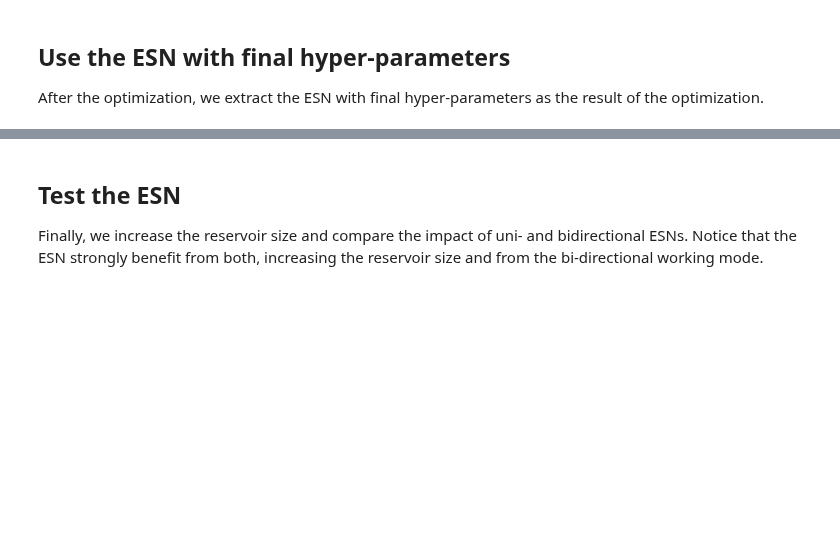
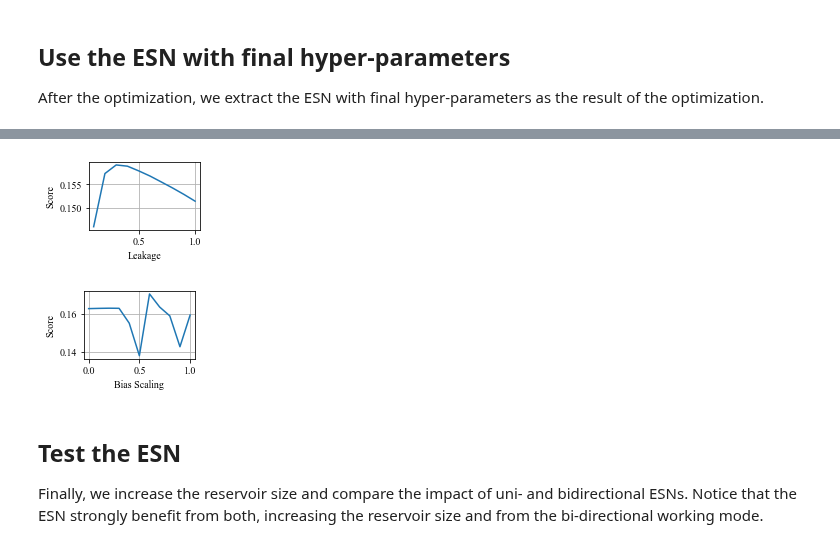
Before and after one commit to PlasmaControl/PyRCN, a Jupyter notebook: examples/multipitch_tracking.ipynb, the cells around one changed output, grey strips where cells are left out. Drawn from its saved outputs; the diff is of its cells as text; code cells hidden in the pictures; blank space fills up the shorter version.

```diff
--- a/examples/multipitch_tracking.ipynb
+++ b/examples/multipitch_tracking.ipynb
@@ -175,13 +192,16 @@ plt.savefig('optimize_is_sr.pdf', bbox_inches='tight', pad_inches=0)
 # %%
-df = pd.DataFrame(sequential_search.all_cv_results_["step2"])
+df = pd.DataFrame(sequential_search.all_cv_results_["step1"])
 df["mean_test_score"] = df[["split0_test_score", "split1_test_score", "split2_test_score", "split3_test_score", "split4_test_score"]].mean(axis=1)
 
 fig = plt.figure()
 fig.set_size_inches(2, 1.25)
 ax = sns.lineplot(data=df, x="param_leakage", y="mean_test_score")
 plt.xlabel("Leakage")
-plt.ylabel("Validation Score")
+plt.ylabel("Score")
+plt.grid()
 plt.savefig('optimize_leakage.pdf', bbox_inches='tight', pad_inches=0)
+# %% [output]
+[figure, added]
 # %%
 df = pd.DataFrame(sequential_search.all_cv_results_["step3"])
 df["mean_test_score"] = df[["split0_test_score", "split1_test_score", "split2_test_score", "split3_test_score", "split4_test_score"]].mean(axis=1)
@@ -190,8 +210,11 @@ fig = plt.figure()
 fig.set_size_inches(2, 1.25)
 ax = sns.lineplot(data=df, x="param_bias_scaling", y="mean_test_score")
 plt.xlabel("Bias Scaling")
-plt.ylabel("Validation Score")
+plt.ylabel("Score")
+plt.grid()
 plt.savefig('optimize_bias_scaling.pdf', bbox_inches='tight', pad_inches=0)
+# %% [output]
+[figure, added]
 # %% [markdown]
 ## Test the ESN
 
```
Also changed, not shown: parts of 6 cells of this notebook, 1 other file.
